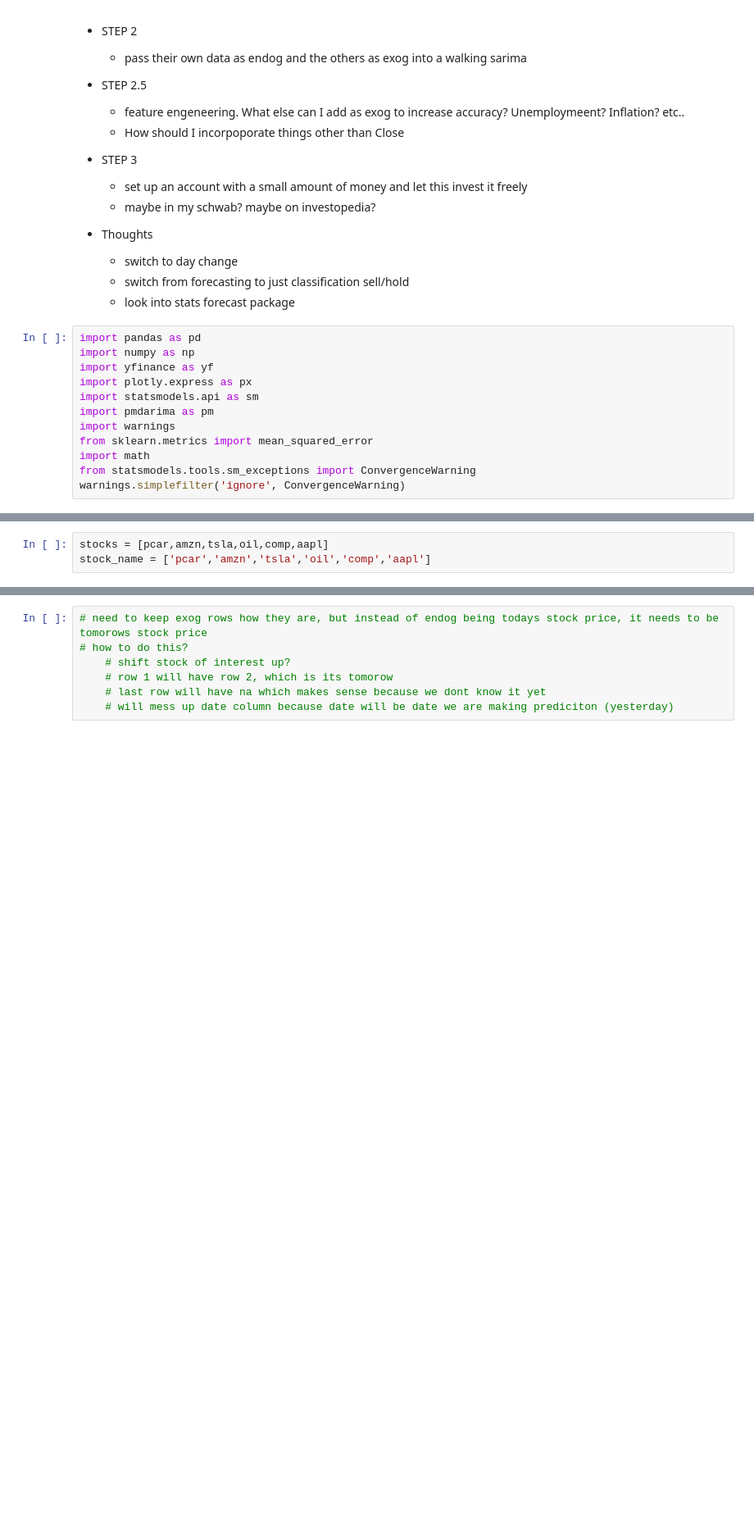
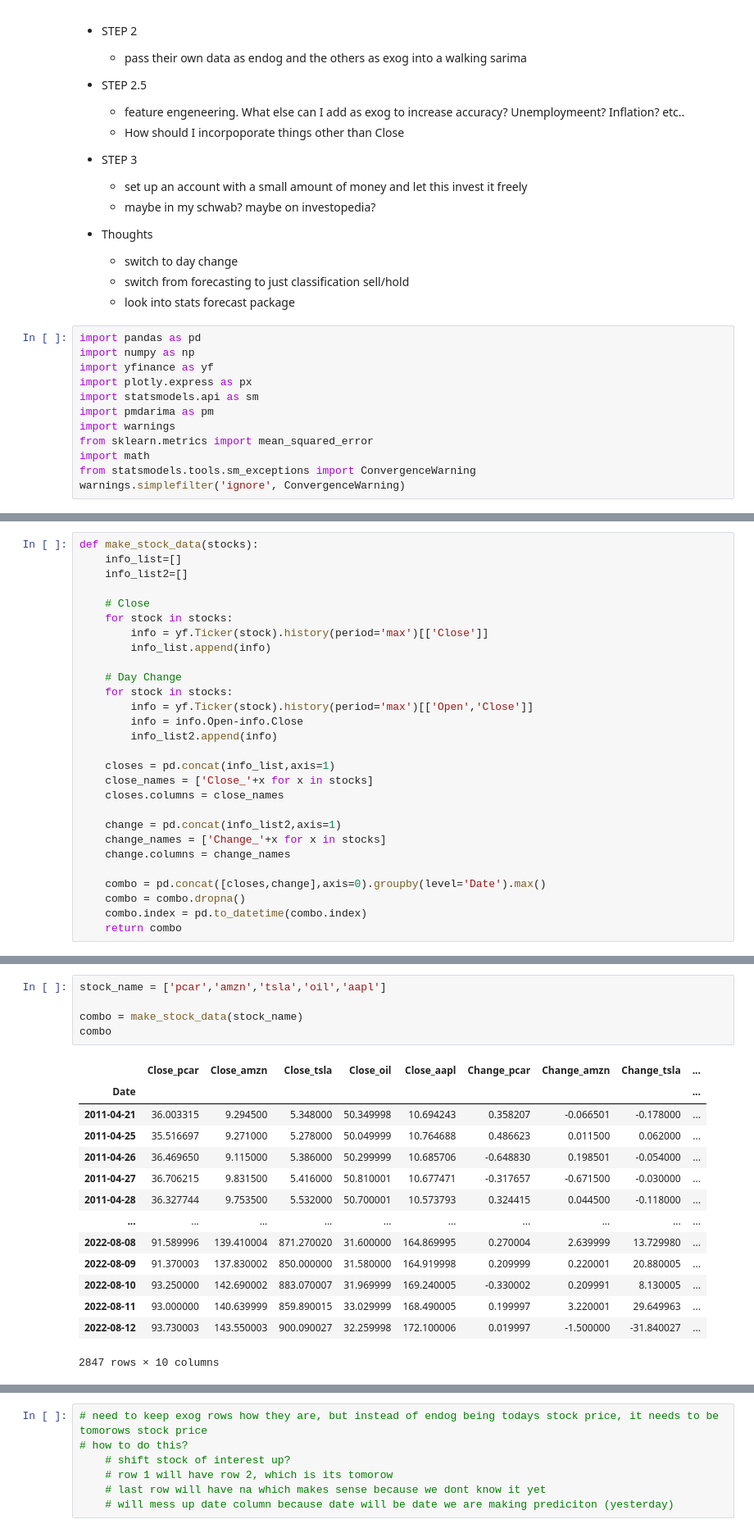
Before and after one commit to loganmckerlich/STONK, a Jupyter notebook: logan_etf.ipynb, the cells around one changed output, grey strips where cells are left out. Shown: that part at 82% size. Cells and saved outputs as stored; diff of their text form; blank space fills up the shorter version.

```diff
--- a/logan_etf.ipynb
+++ b/logan_etf.ipynb
@@ -47,0 +40,28 @@ aapl = yf.Ticker('aapl').history(period='max')[['Close']]#,'High','Low','Volume'
+# %%
+def make_stock_data(stocks):
+    info_list=[]
+    info_list2=[]
+
+    # Close
+    for stock in stocks:
+        info = yf.Ticker(stock).history(period='max')[['Close']]
+        info_list.append(info)
+
+    # Day Change
+    for stock in stocks:
+        info = yf.Ticker(stock).history(period='max')[['Open','Close']]
+        info = info.Open-info.Close
+        info_list2.append(info)
+
+    closes = pd.concat(info_list,axis=1)
+    close_names = ['Close_'+x for x in stocks]
+    closes.columns = close_names
+
+    change = pd.concat(info_list2,axis=1)
+    change_names = ['Change_'+x for x in stocks]
+    change.columns = change_names
+
+    combo = pd.concat([closes,change],axis=0).groupby(level='Date').max()
+    combo = combo.dropna()
+    combo.index = pd.to_datetime(combo.index)
+    return combo
@@ -48,3 +71,20 @@ aapl = yf.Ticker('aapl').history(period='max')[['Close']]#,'High','Low','Volume'
 # %%
-stocks = [pcar,amzn,tsla,oil,comp,aapl]
-stock_name = ['pcar','amzn','tsla','oil','comp','aapl']
+stock_name = ['pcar','amzn','tsla','oil','aapl']
+
+combo = make_stock_data(stock_name)
+combo
+# %% [output]
+|  | Close_pcar | Close_amzn | Close_tsla | Close_oil | Close_aapl | Change_pcar | Change_amzn | Change_tsla | ... |
+| Date |  |  |  |  |  |  |  |  | ... |
+| 2011-04-21 | 36.003315 | 9.294500 | 5.348000 | 50.349998 | 10.694243 | 0.358207 | -0.066501 | -0.178000 | ... |
+| 2011-04-25 | 35.516697 | 9.271000 | 5.278000 | 50.049999 | 10.764688 | 0.486623 | 0.011500 | 0.062000 | ... |
+| 2011-04-26 | 36.469650 | 9.115000 | 5.386000 | 50.299999 | 10.685706 | -0.648830 | 0.198501 | -0.054000 | ... |
+| 2011-04-27 | 36.706215 | 9.831500 | 5.416000 | 50.810001 | 10.677471 | -0.317657 | -0.671500 | -0.030000 | ... |
+| 2011-04-28 | 36.327744 | 9.753500 | 5.532000 | 50.700001 | 10.573793 | 0.324415 | 0.044500 | -0.118000 | ... |
+| ... | ... | ... | ... | ... | ... | ... | ... | ... | ... |
+| 2022-08-08 | 91.589996 | 139.410004 | 871.270020 | 31.600000 | 164.869995 | 0.270004 | 2.639999 | 13.729980 | ... |
+| 2022-08-09 | 91.370003 | 137.830002 | 850.000000 | 31.580000 | 164.919998 | 0.209999 | 0.220001 | 20.880005 | ... |
+| 2022-08-10 | 93.250000 | 142.690002 | 883.070007 | 31.969999 | 169.240005 | -0.330002 | 0.209991 | 8.130005 | ... |
+| 2022-08-11 | 93.000000 | 140.639999 | 859.890015 | 33.029999 | 168.490005 | 0.199997 | 3.220001 | 29.649963 | ... |
+| 2022-08-12 | 93.730003 | 143.550003 | 900.090027 | 32.259998 | 172.100006 | 0.019997 | -1.500000 | -31.840027 | ... |
+2847 rows × 10 columns
```
Also changed, not shown: parts of 18 cells of this notebook, 1 other file.
